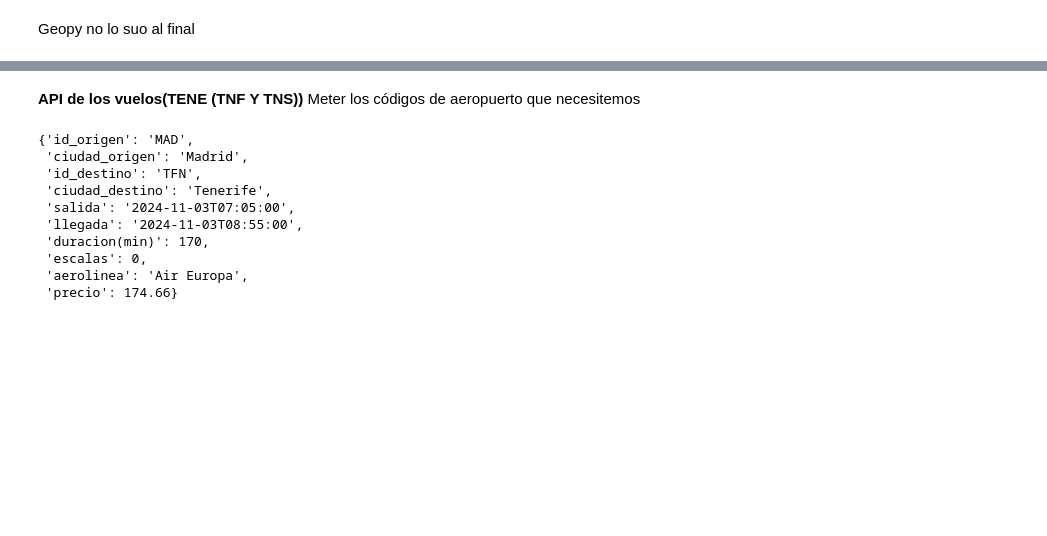
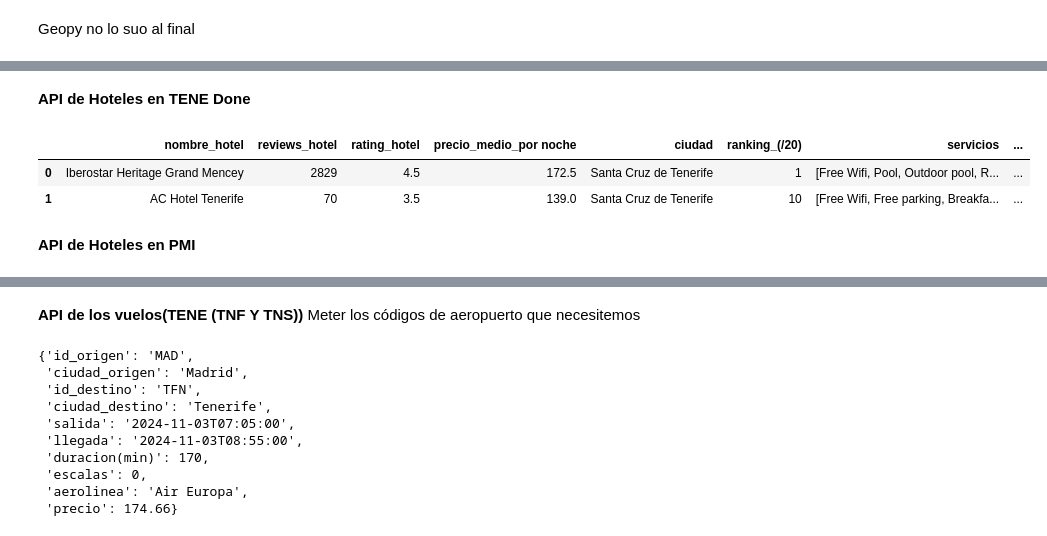
Before and after one commit to jgilsu11/Proyecto3-Explorando-Viajes, a Jupyter notebook: viaje.ipynb, the cells around one changed output, grey strips where cells are left out. Drawn from its saved outputs; the diff is of its cells as text; code cells hidden in the pictures; blank space fills up the shorter version.

```diff
--- a/viaje.ipynb
+++ b/viaje.ipynb
@@ -26,3 +148,13 @@ Geopy no lo suo al final
+# %% [markdown]
+**API de Hoteles en TENE Done**
+# %%
+df_hotel_tenerife.head(2)
+# %% [output]
+|  | nombre_hotel | reviews_hotel | rating_hotel | precio_medio_por noche | ciudad | ranking_(/20) | servicios | ... |
+| 0 | Iberostar Heritage Grand Mencey | 2829 | 4.5 | 172.5 | Santa Cruz de Tenerife | 1 | [Free Wifi, Pool, Outdoor pool, R... | ... |
+| 1 | AC Hotel Tenerife | 70 | 3.5 | 139.0 | Santa Cruz de Tenerife | 10 | [Free Wifi, Free parking, Breakfa... | ... |
+# %% [markdown]
+**API de Hoteles en PMI**
 # %%
 
 
```
Also changed, not shown: parts of 24 cells of this notebook, 3 other files.
